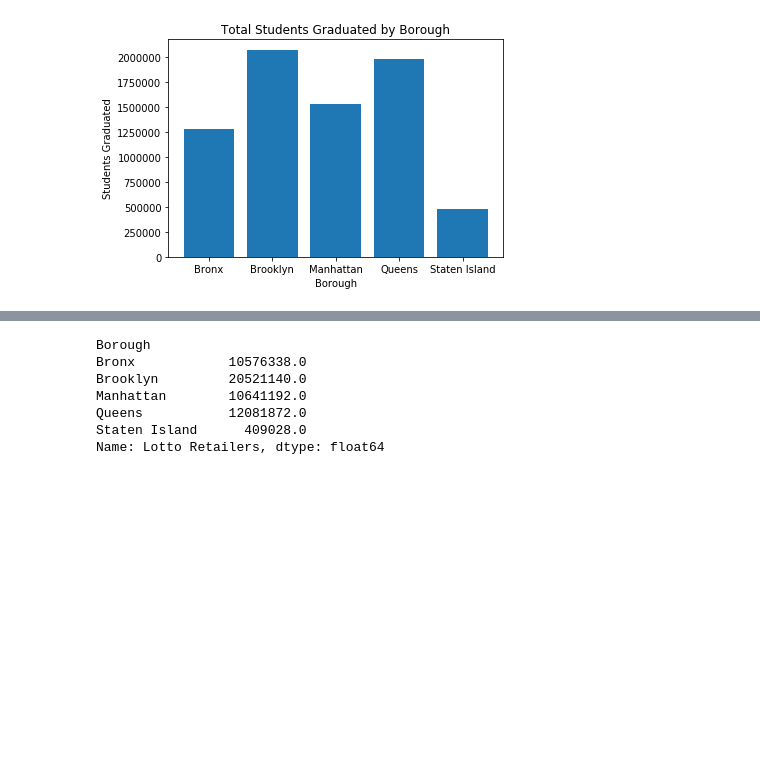
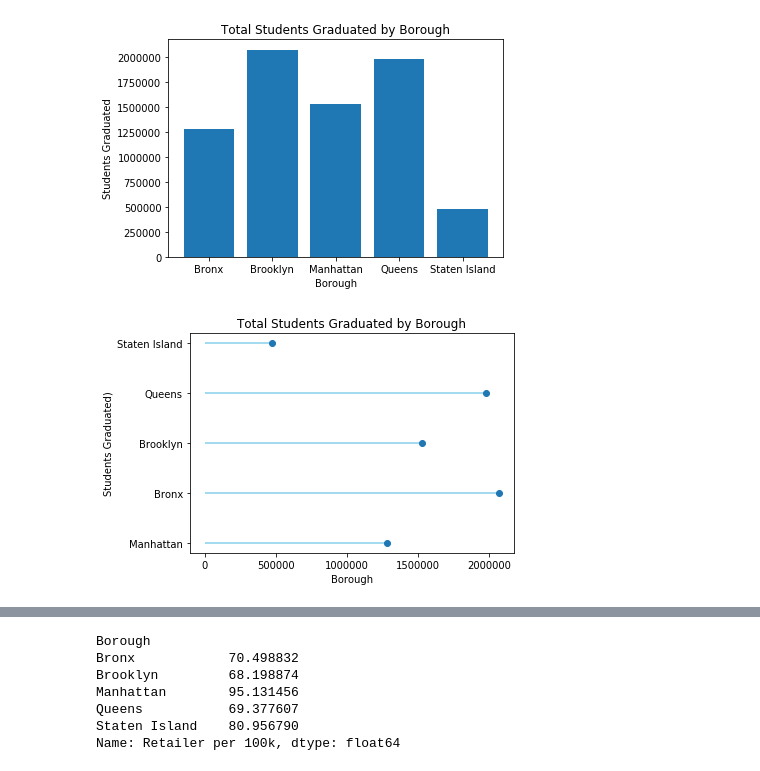
Before and after one commit to kimcrine/project_1, a Jupyter notebook: graduation_rates.ipynb, the cells around one changed output, grey strips where cells are left out. Cells and saved outputs as stored; diff of their text form; code cells hidden in the pictures; blank space fills up the shorter version.

```diff
--- a/graduation_rates.ipynb
+++ b/graduation_rates.ipynb
@@ -238,6 +264,19 @@ plt.savefig("Total Students Graduated by Borough")
 plt.show()
 # %% [output]
 [figure]
+# %%
+# Total students graduated
+plt.hlines(y=np.arange(1,6),xmin=0,xmax=nyc_grad_rates.groupby(["Borough"])["grad_cnt"].sum(),color="skyblue")
+plt.plot(nyc_grad_rates.groupby(['Borough'])['grad_cnt'].sum(), np.arange(1,6), "o")
+plt.yticks(np.arange(1,6), nyc_grad_rates['Borough'].unique())
+plt.title("Total Students Graduated by Borough")
+plt.xlabel("Borough")
+plt.ylabel("Students Graduated)")
+plt.tight_layout()
+plt.savefig("Total Students Graduated by Borough")
+plt.show()
+# %% [output]
+[figure, added]
 # %%
 # Load and read in csv file for lottery tickets
 lott_retail_csv = "Resources/RetailersByPop.csv"
@@ -276,13 +317,13 @@ merge_df
 | 1568073 | Staten Island | 34.0 | 27.0 | 0.79 | 2 | 0.06 | 5 | 0.15 | ... |
 1568074 rows × 14 columns
 # %%
-grouped_lott_ret = merge_df.groupby(["Borough"])["Lotto Retailers"].sum()
+grouped_lott_ret = lott_df.groupby(["Borough"])["Retailer per 100k"].mean()
 grouped_lott_ret
 # %% [output]
 Borough
-Bronx            10576338.0
-Brooklyn         20521140.0
-Manhattan        10641192.0
-Queens           12081872.0
-Staten Island      409028.0
-Name: Lotto Retailers, dtype: float64
+Bronx            70.498832
+Brooklyn         68.198874
+Manhattan        95.131456
+Queens           69.377607
+Staten Island    80.956790
+Name: Retailer per 100k, dtype: float64
```
Also changed, not shown: parts of 10 cells of this notebook, 4 other files.
